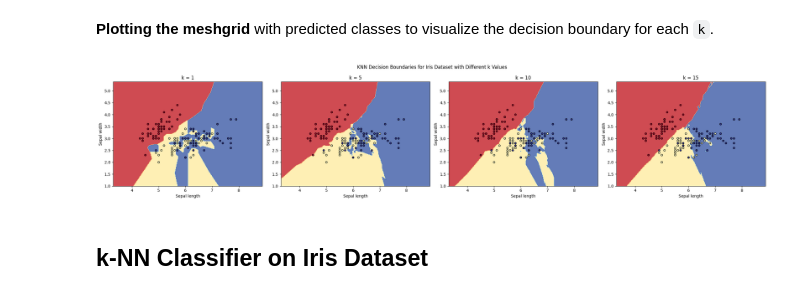
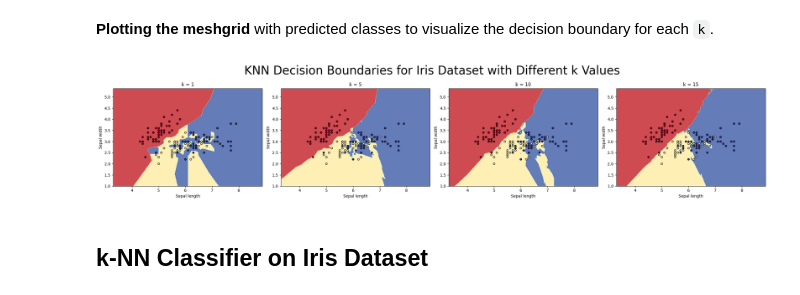
Before and after one commit to rajput-t/ml_algorithms, a Jupyter notebook: k_Nearest_Neighbors.ipynb, the cells around one changed output. Drawn from its saved outputs; the diff is of its cells as text; code cells hidden in the pictures.

```diff
--- a/k_Nearest_Neighbors.ipynb
+++ b/k_Nearest_Neighbors.ipynb
@@ -68,25 +68,25 @@ for k, model in trained_models.items():
 # %%
 num_k_values = len(predicted_meshes)
 fig, axes = plt.subplots(1, num_k_values, figsize=(6 * num_k_values, 5))
 
 # Flatten axes array if there's only one subplot
 if num_k_values == 1:
     axes = [axes]
 
 for i, (k, predicted_mesh) in enumerate(predicted_meshes.items()):
     ax = axes[i]
     Z = predicted_mesh.reshape(xx.shape)
     ax.contourf(xx, yy, Z, cmap=plt.cm.RdYlBu, alpha=0.8)
     ax.scatter(X_2d[:, 0], X_2d[:, 1], c=y, cmap=plt.cm.RdYlBu, edgecolor='k', s=20)
     ax.set_title(f'k = {k}')
     ax.set_xlabel('Sepal length')
     ax.set_ylabel('Sepal width')
 
-fig.suptitle("KNN Decision Boundaries for Iris Dataset with Different k Values")
+fig.suptitle("KNN Decision Boundaries for Iris Dataset with Different k Values", fontsize=30)
 plt.tight_layout()
 plt.show()
 # %% [output]
-[figure, old version]
+[figure, new version]
 # %% [markdown]
 ## k-NN Classifier on Iris Dataset
 # %% [markdown]
```
